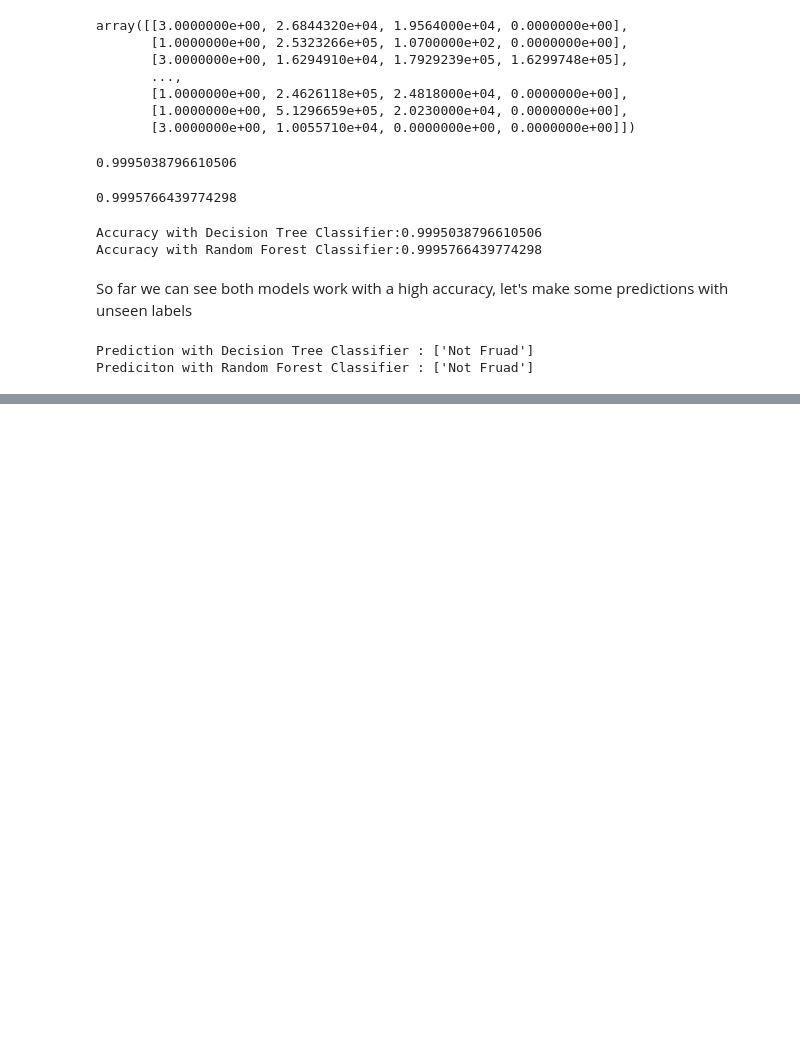
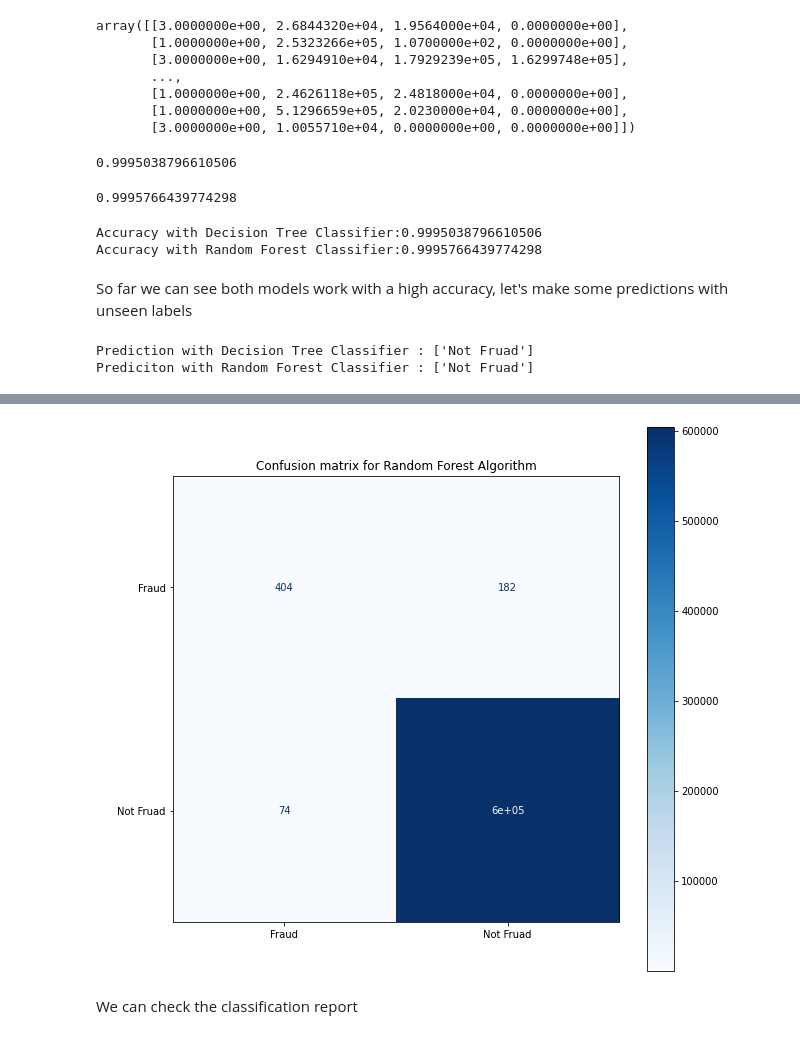
Before and after one commit to earo12/Payments_Fraud_Detection, a Jupyter notebook: Online_Payments_Fraud_Detection.ipynb, the cells around one changed output, grey strips where cells are left out. Saved outputs shown, nothing was run; the diff lists cells and outputs as text; code cells hidden in the pictures; blank space fills up the shorter version.

```diff
--- a/Online_Payments_Fraud_Detection.ipynb
+++ b/Online_Payments_Fraud_Detection.ipynb
@@ -243,0 +261,11 @@ Prediciton with Random Forest Classifier : ['Not Fruad']
+# %%
+color = 'white'
+plot_confusion_matrix(clf, X_test, y_test, cmap = plt.cm.Blues)
+plt.xlabel('Predicted label', color = color)
+plt.ylabel('True label', color = color)
+plt.title('Confusion matrix for Random Forest Algorithm')
+plt.show()
+# %% [output]
+[figure, added]
+# %% [markdown]
+We can check the classification report
```
Also changed, not shown: parts of 6 cells of this notebook.
